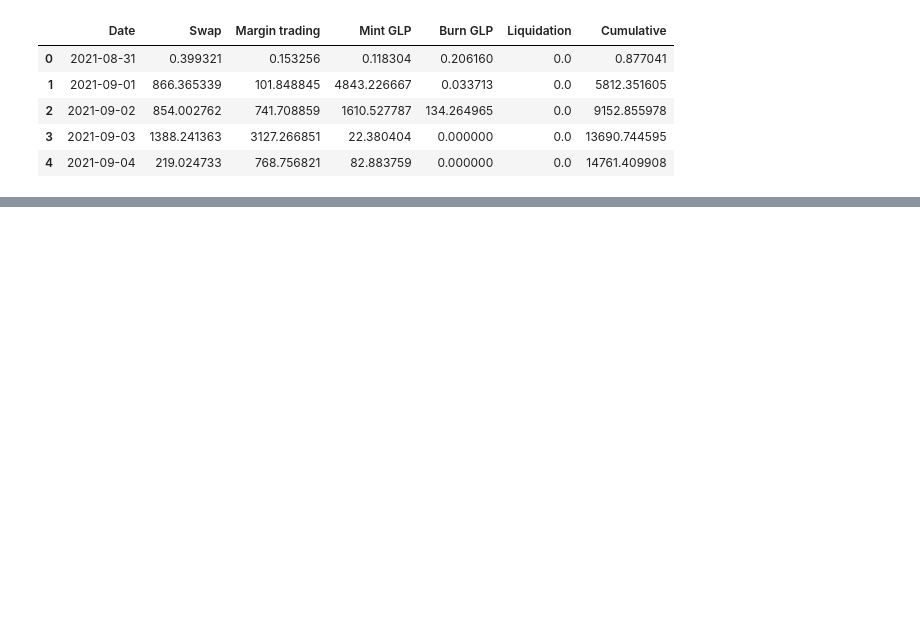
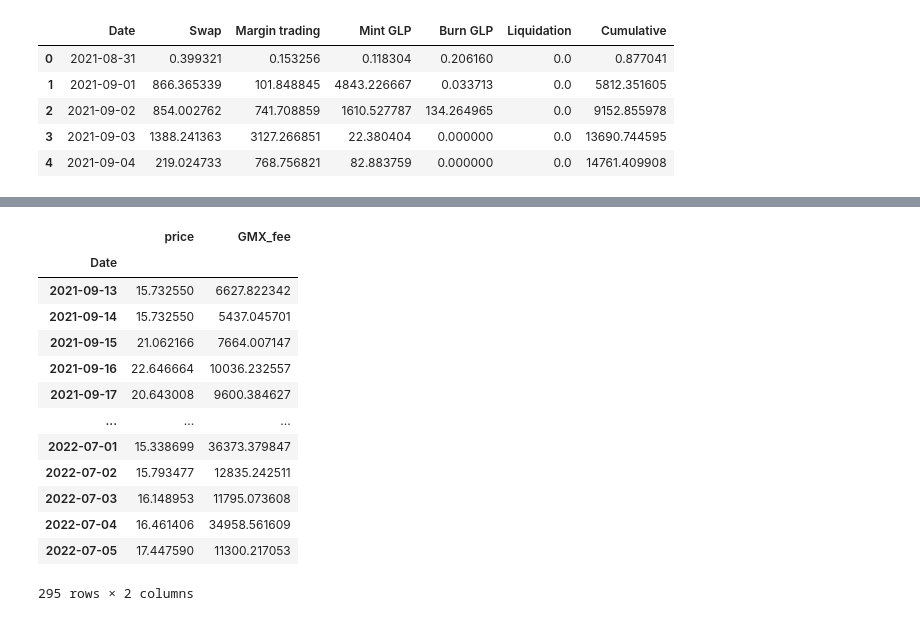
Before and after one commit to chainbound/profit-sharing-protocols-research, a Jupyter notebook: gmx.ipynb, the cells around one changed output, grey strips where cells are left out. Saved outputs shown, nothing was run; the diff lists cells and outputs as text; code cells hidden in the pictures; blank space fills up the shorter version.

```diff
--- a/gmx.ipynb
+++ b/gmx.ipynb
@@ -6,6 +14,7 @@ from matplotlib import pyplot as plt
 # %%
 gmx_arb = pd.read_csv('data/GMX_Arbitrum_Fees_2021-08-31_2022-07-05.csv')
 gmx_avax = pd.read_csv('data/GMX_Avax_Fees_2022-01-06_2022-07-05.csv')
+gmx_price_raw = pd.read_csv('data/gmx-usd-price.csv')
 gmx_arb.head()
 # %% [output]
 |  | Date | Swap | Margin trading | Mint GLP | Burn GLP | Liquidation | Cumulative |
@@ -28,0 +49,6 @@ gmx_arb[['Swap',  'Mint GLP', 'Burn GLP', 'Liquidation','Margin trading']].head(
+# %%
+# total fees directed to gmx hodler (30%)
+
+gmx_total_fee = pd.DataFrame(gmx_arb.drop(['Cumulative'], axis=1).sum(axis=1)*0.3)
+gmx_total_fee.columns = ['GMX_fee']
+gmx_total_fee
@@ -28,0 +70,22 @@ gmx_arb[['Swap',  'Mint GLP', 'Burn GLP', 'Liquidation','Margin trading']].head(
+# %%
+gmx_price_raw.index = pd.to_datetime(gmx_price_raw['Date'])
+gmx_price_raw.index = gmx_price_raw.index.tz_localize(None)
+gmx_price = gmx_price_raw.drop(['Date'], axis=1)
+
+master_df=pd.merge(gmx_price, gmx_total_fee, left_index=True, right_index=True)
+master_df
+# %% [output]
+|  | price | GMX_fee |
+| Date |  |  |
+| 2021-09-13 | 15.732550 | 6627.822342 |
+| 2021-09-14 | 15.732550 | 5437.045701 |
+| 2021-09-15 | 21.062166 | 7664.007147 |
+| 2021-09-16 | 22.646664 | 10036.232557 |
+| 2021-09-17 | 20.643008 | 9600.384627 |
+| ... | ... | ... |
+| 2022-07-01 | 15.338699 | 36373.379847 |
+| 2022-07-02 | 15.793477 | 12835.242511 |
+| 2022-07-03 | 16.148953 | 11795.073608 |
+| 2022-07-04 | 16.461406 | 34958.561609 |
+| 2022-07-05 | 17.447590 | 11300.217053 |
+295 rows × 2 columns
```
Also changed, not shown: parts of 5 cells of this notebook, 1 other file.
